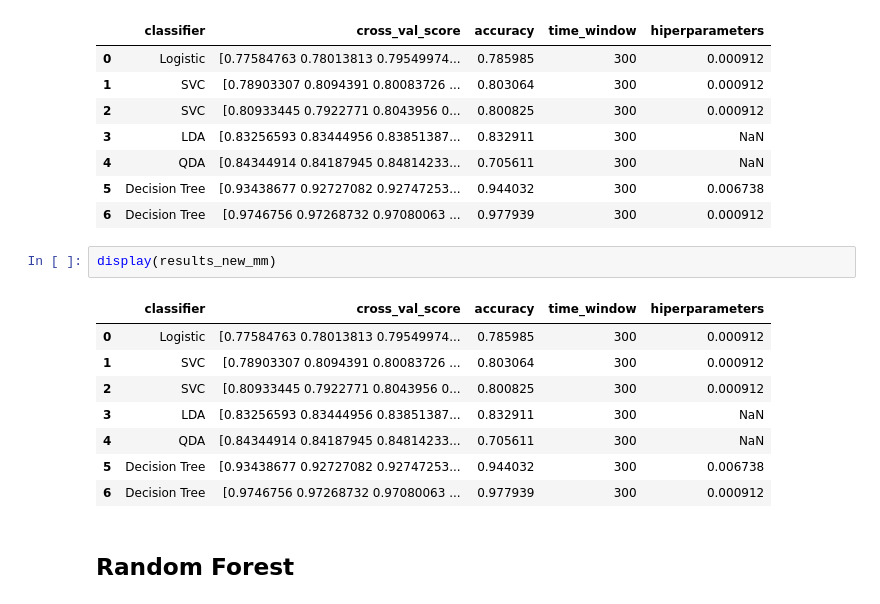
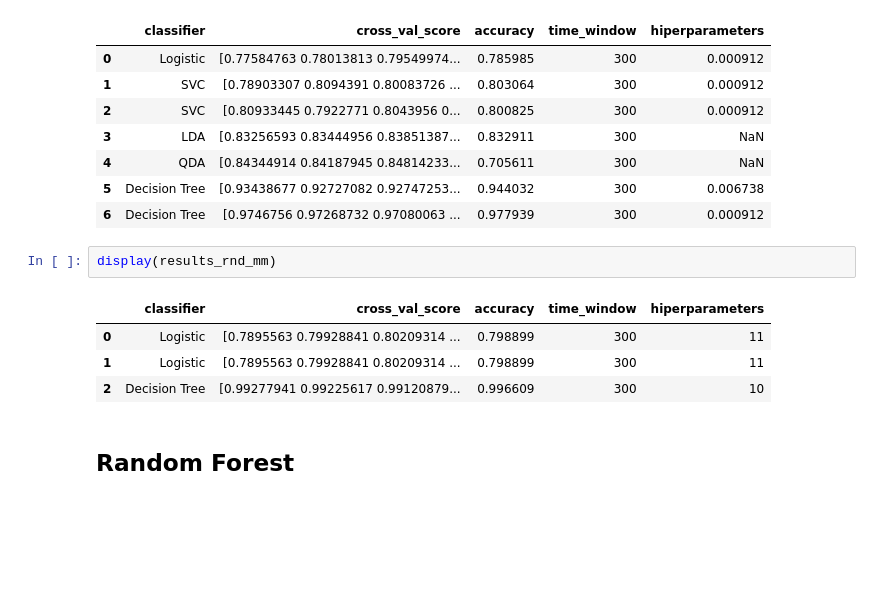
Before and after one commit to zvonimir-rezo/oil-well-classification, a Jupyter notebook: uzop_projekt_rezultati.ipynb, the cells around one changed output. Saved outputs shown, nothing was run; the diff lists cells and outputs as text; blank space fills up the shorter version.

```diff
--- a/uzop_projekt_rezultati.ipynb
+++ b/uzop_projekt_rezultati.ipynb
@@ -1077,16 +1077,12 @@ display(results_new_mm)
 | 5 | Decision Tree | [0.93438677 0.92727082 0.92747253... | 0.944032 | 300 | 0.006738 |
 | 6 | Decision Tree | [0.9746756 0.97268732 0.97080063 ... | 0.977939 | 300 | 0.000912 |
 # %%
-display(results_new_mm)
+display(results_rnd_mm)
 # %% [output]
 |  | classifier | cross_val_score | accuracy | time_window | hiperparameters |
-| 0 | Logistic | [0.77584763 0.78013813 0.79549974... | 0.785985 | 300 | 0.000912 |
-| 1 | SVC | [0.78903307 0.8094391 0.80083726 ... | 0.803064 | 300 | 0.000912 |
-| 2 | SVC | [0.80933445 0.7922771 0.8043956 0... | 0.800825 | 300 | 0.000912 |
-| 3 | LDA | [0.83256593 0.83444956 0.83851387... | 0.832911 | 300 | NaN |
-| 4 | QDA | [0.84344914 0.84187945 0.84814233... | 0.705611 | 300 | NaN |
-| 5 | Decision Tree | [0.93438677 0.92727082 0.92747253... | 0.944032 | 300 | 0.006738 |
-| 6 | Decision Tree | [0.9746756 0.97268732 0.97080063 ... | 0.977939 | 300 | 0.000912 |
+| 0 | Logistic | [0.7895563 0.79928841 0.80209314 ... | 0.798899 | 300 | 11 |
+| 1 | Logistic | [0.7895563 0.79928841 0.80209314 ... | 0.798899 | 300 | 11 |
+| 2 | Decision Tree | [0.99277941 0.99225617 0.99120879... | 0.996609 | 300 | 10 |
 # %% [markdown]
 ## Random Forest
 # %% [markdown]
```
